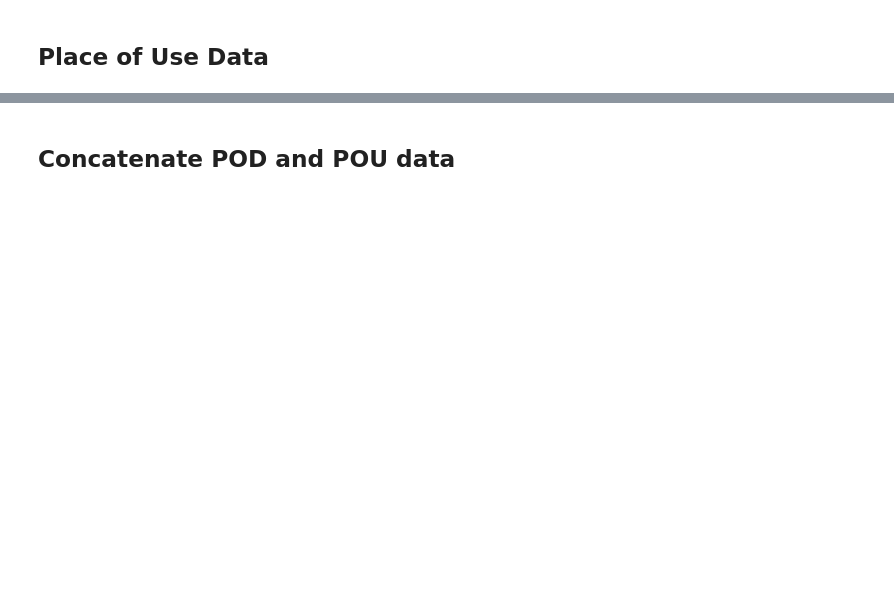
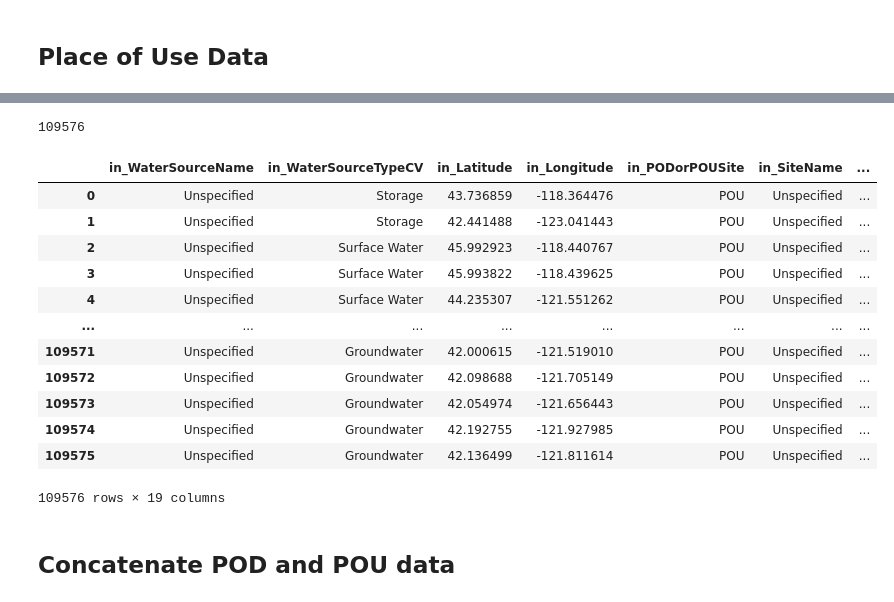
Before and after one commit to WSWCWaterDataExchange/MappingStatesDataToWaDE2.0, a Jupyter notebook: Oregon/WaterAllocation/0_PreProcessOregonAllocationData.ipynb, the cells around one changed output, grey strips where cells are left out. Saved outputs shown, nothing was run; the diff lists cells and outputs as text; code cells hidden in the pictures; blank space fills up the shorter version.

```diff
--- a/Oregon/WaterAllocation/0_PreProcessOregonAllocationData.ipynb
+++ b/Oregon/WaterAllocation/0_PreProcessOregonAllocationData.ipynb
@@ -400,34 +428,49 @@ dfPOU = pd.DataFrame(columns=columnsList, index=df.index)
 
 # Water Source
 dfPOU["in_WaterSourceName"] = "Unspecified"
 dfPOU['in_WaterSourceTypeCV'] = df['in_WaterSourceTypeCV']
 
 # Site
 dfPOU["in_Latitude"] = df['Latitude']
 dfPOU["in_Longitude"] = df['Longitude']
 dfPOU["in_PODorPOUSite"] = "POU"
 dfPOU["in_SiteName"] = "Unspecified"
-dfPOU["in_SiteNativeID"] = df['pou_use_id'].astype(str)
+dfPOU["in_SiteNativeID"] = "POU" + df['pou_use_id'].astype(str)
 dfPOU["in_SiteTypeCV"] = "Unspecified"
 
 # Allocation
 dfPOU["in_AllocationFlow_CFS"] = ""
 dfPOD["in_AllocationCropDutyAmount "] = ""
 dfPOU['in_AllocationOwner'] =  df['in_AllocationOwner']
 dfPOU["in_AllocationTimeframeEnd"] = ""
 dfPOU["in_AllocationTimeframeStart"] = ""
 dfPOU["in_AllocationVolume_AF"] = ""
 dfPOU["in_IrrigatedAcreage"] = df['wris_acres'].astype(float)
 
 # Shared Elements
 dfPOU['snp_id'] = df['snp_id']  #for AllocationNativeID
 dfPOU['priority_date'] = df['priority_date']  #for AllocationPriorityDate
 dfPOU['claim_char'] = df['claim_char']  #for AllocationTypeCV
 dfPOU['use_code_description'] = df['use_code_description']  #for BeneficialUseCategory
 dfPOU['wris_link'] = df['wris_link']  #for WaterAllocationNativeURL
 
 print(len(dfPOU))
 dfPOU
+# %% [output]
+109576
+|  | in_WaterSourceName | in_WaterSourceTypeCV | in_Latitude | in_Longitude | in_PODorPOUSite | in_SiteName | ... |
+| 0 | Unspecified | Storage | 43.736859 | -118.364476 | POU | Unspecified | ... |
+| 1 | Unspecified | Storage | 42.441488 | -123.041443 | POU | Unspecified | ... |
+| 2 | Unspecified | Surface Water | 45.992923 | -118.440767 | POU | Unspecified | ... |
+| 3 | Unspecified | Surface Water | 45.993822 | -118.439625 | POU | Unspecified | ... |
+| 4 | Unspecified | Surface Water | 44.235307 | -121.551262 | POU | Unspecified | ... |
+| ... | ... | ... | ... | ... | ... | ... | ... |
+| 109571 | Unspecified | Groundwater | 42.000615 | -121.519010 | POU | Unspecified | ... |
+| 109572 | Unspecified | Groundwater | 42.098688 | -121.705149 | POU | Unspecified | ... |
+| 109573 | Unspecified | Groundwater | 42.054974 | -121.656443 | POU | Unspecified | ... |
+| 109574 | Unspecified | Groundwater | 42.192755 | -121.927985 | POU | Unspecified | ... |
+| 109575 | Unspecified | Groundwater | 42.136499 | -121.811614 | POU | Unspecified | ... |
+109576 rows × 19 columns
 # %% [markdown]
 ## Concatenate POD and POU data
 # %%
```
Also changed, not shown: parts of 11 cells of this notebook, 27 other files.
